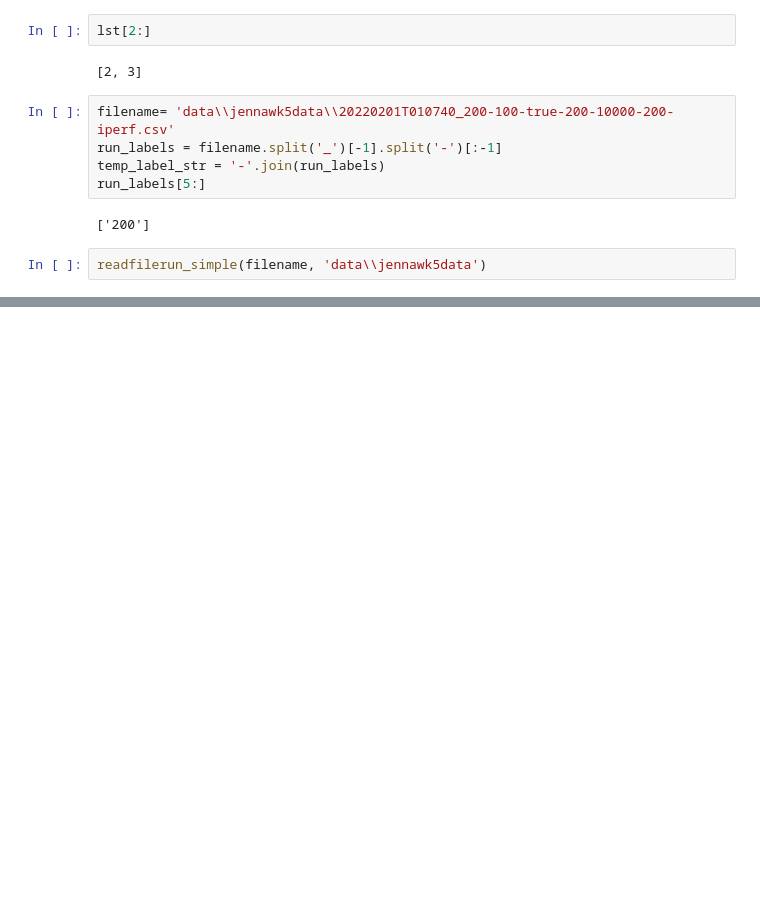
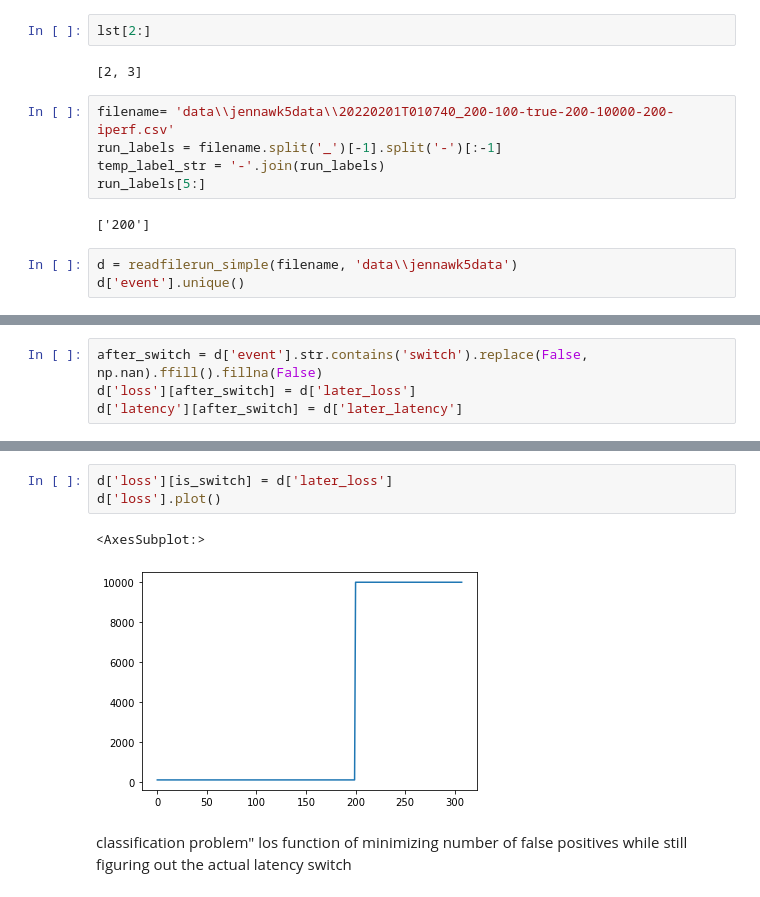
Before and after one commit to LauraDiao/Anomaly_Detectives, a Jupyter notebook: benwk5.ipynb, the cells around one changed output, grey strips where cells are left out. Saved outputs shown, nothing was run; the diff lists cells and outputs as text; blank space fills up the shorter version.

```diff
--- a/benwk5.ipynb
+++ b/benwk5.ipynb
@@ -627,5 +612,6 @@ run_labels[5:]
 # %% [output]
 ['200']
 # %%
-readfilerun_simple(filename, 'data\\jennawk5data')
+d = readfilerun_simple(filename, 'data\\jennawk5data')
+d['event'].unique()
 # %% [output]
@@ -632,0 +624,4 @@ ValueError: Length of values (1) does not match length of index (302)
+# %%
+after_switch = d['event'].str.contains('switch').replace(False, np.nan).ffill().fillna(False)
+d['loss'][after_switch] = d['later_loss']
+d['latency'][after_switch] = d['later_latency']
@@ -632,0 +641,8 @@ ValueError: Length of values (1) does not match length of index (302)
+# %%
+d['loss'][is_switch] = d['later_loss']
+d['loss'].plot()
+# %% [output]
+<AxesSubplot:>
+[figure, added]
+# %% [markdown]
+classification problem" los function of minimizing number of false positives while still figuring out the actual latency switch
```
Also changed, not shown: parts of 4 cells of this notebook, 2 other files.
